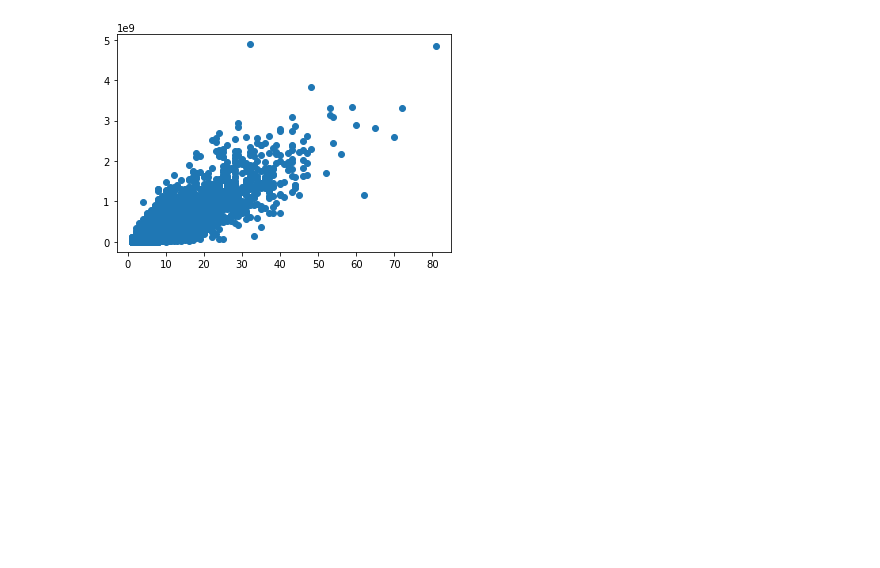
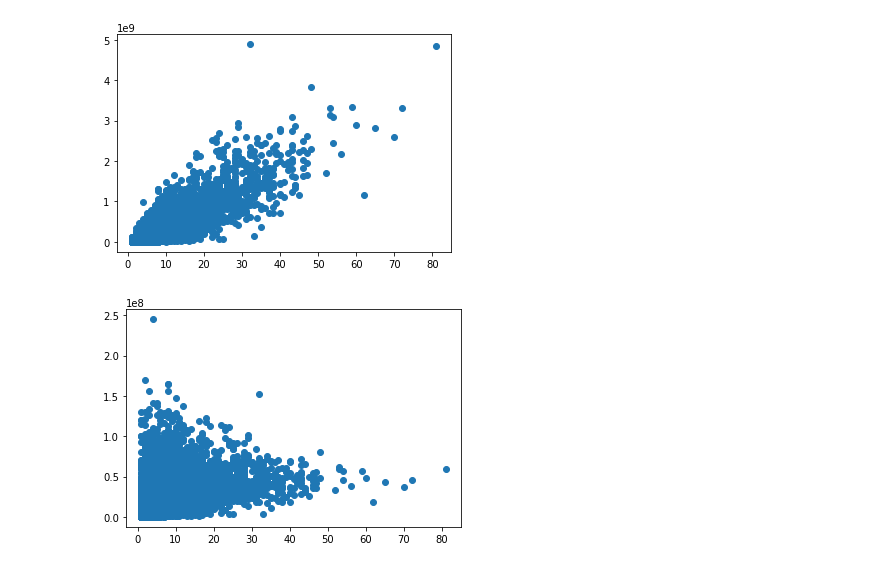
Before and after one commit to gci-team4/movie_minori, a Jupyter notebook: actors.ipynb, the cells around one changed output. Drawn from its saved outputs; the diff is of its cells as text; code cells hidden in the pictures; blank space fills up the shorter version.

Commit message:
minor change with average

```diff
--- a/actors.ipynb
+++ b/actors.ipynb
@@ -426,3 +426,14 @@ plt.show()
 #plt.savefig("image.png")
 # %% [output]
 [figure]
+# %%
+from pandas import *
+import matplotlib.pyplot as plt
+
+# 2 つの列から散布図をプロッティング
+plt.scatter(actors_above10['budget_nonzero_num'], actors_above10['budget_average'])
+
+plt.show()
+#plt.savefig("image.png")
+# %% [output]
+[figure, added]
```
